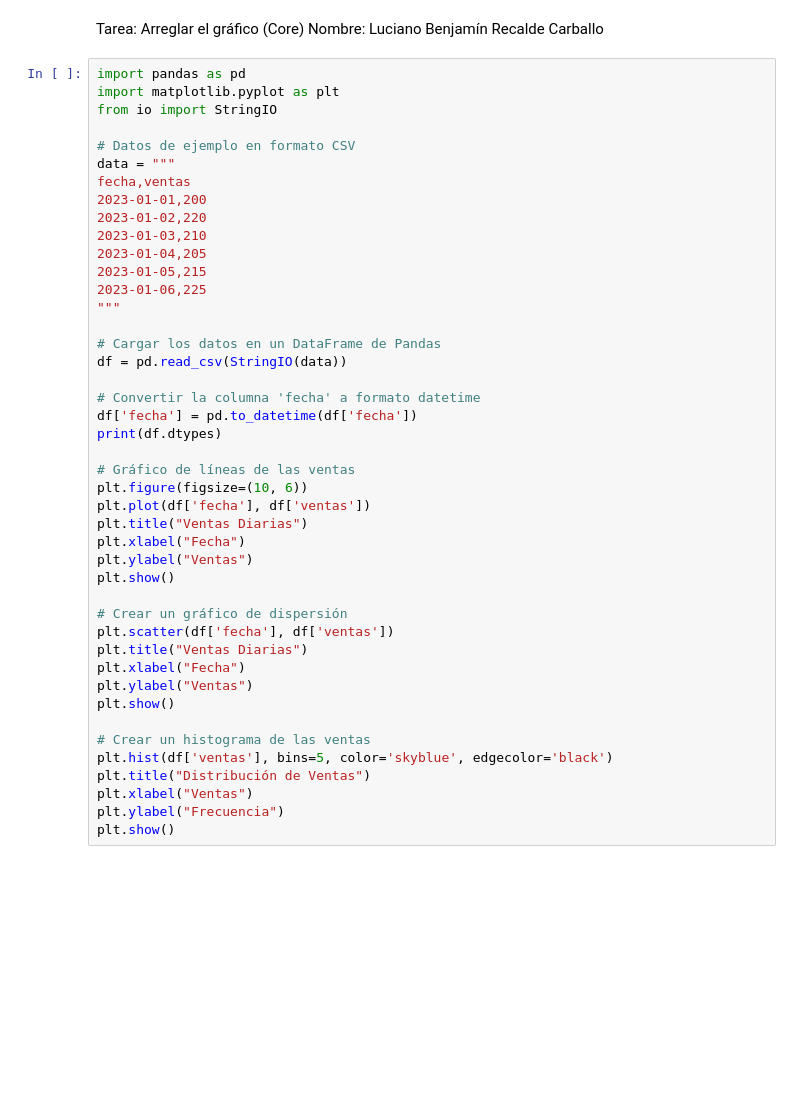
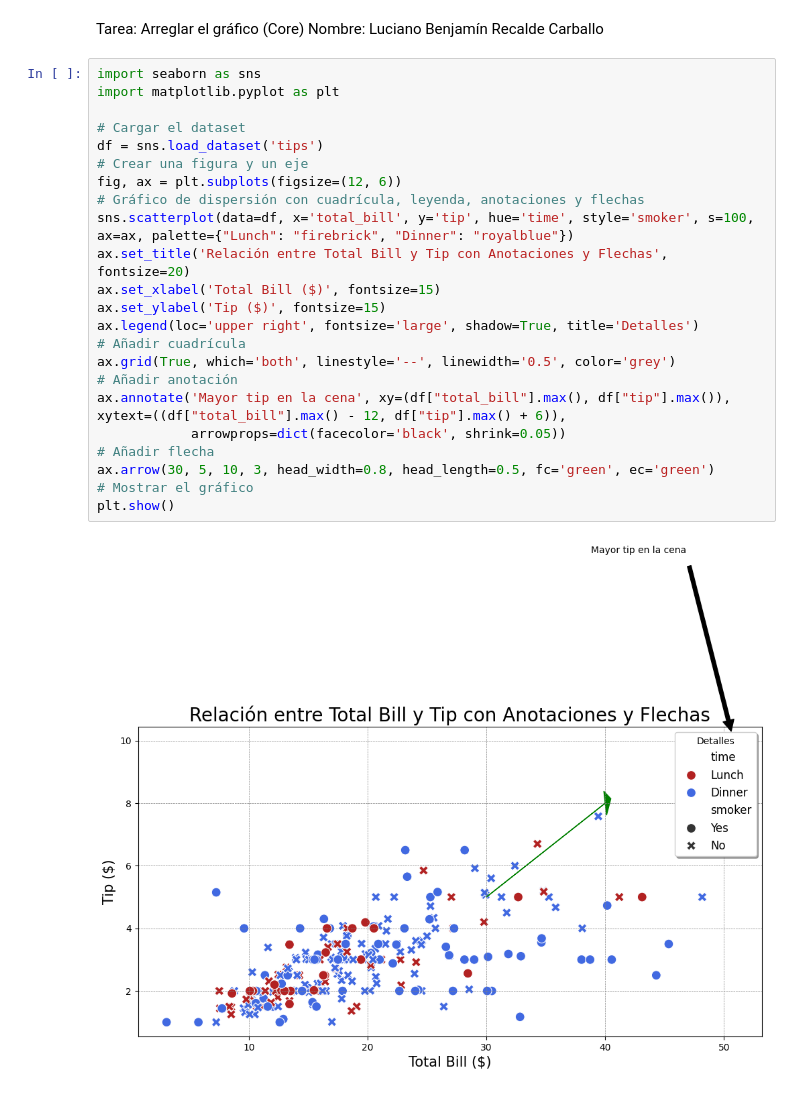
Before and after one commit to trucdefou/coding-dojo-bootcamp, a Jupyter notebook: Visualización para ciencia de datos/Arreglar el gráfico (Core).ipynb, the cells around one changed output. Drawn from its saved outputs; the diff is of its cells as text; blank space fills up the shorter version.

```diff
--- a/Visualización para ciencia de datos/Arreglar el gráfico (Core).ipynb
+++ b/Visualización para ciencia de datos/Arreglar el gráfico (Core).ipynb
@@ -1,47 +1,28 @@
 # %% [markdown]
 Tarea: Arreglar el gráfico (Core)
 Nombre: Luciano Benjamín Recalde Carballo
-# %%
-import pandas as pd
-import matplotlib.pyplot as plt
-from io import StringIO
-
-# Datos de ejemplo en formato CSV
-data = """
-fecha,ventas
-2023-01-01,200
-2023-01-02,220
-2023-01-03,210
-2023-01-04,205
-2023-01-05,215
-2023-01-06,225
-"""
-
-# Cargar los datos en un DataFrame de Pandas
-df = pd.read_csv(StringIO(data))
-
-# Convertir la columna 'fecha' a formato datetime
-df['fecha'] = pd.to_datetime(df['fecha'])
-print(df.dtypes)
-
-# Gráfico de líneas de las ventas
-plt.figure(figsize=(10, 6))
-plt.plot(df['fecha'], df['ventas'])
-plt.title("Ventas Diarias")
-plt.xlabel("Fecha")
-plt.ylabel("Ventas")
-plt.show()
-
-# Crear un gráfico de dispersión
-plt.scatter(df['fecha'], df['ventas'])
-plt.title("Ventas Diarias")
-plt.xlabel("Fecha")
-plt.ylabel("Ventas")
-plt.show()
-
-# Crear un histograma de las ventas
-plt.hist(df['ventas'], bins=5, color='skyblue', edgecolor='black')
-plt.title("Distribución de Ventas")
-plt.xlabel("Ventas")
-plt.ylabel("Frecuencia")
-plt.show()
+# %%
+import seaborn as sns
+import matplotlib.pyplot as plt
+
+# Cargar el dataset
+df = sns.load_dataset('tips')
+# Crear una figura y un eje
+fig, ax = plt.subplots(figsize=(12, 6))
+# Gráfico de dispersión con cuadrícula, leyenda, anotaciones y flechas
+sns.scatterplot(data=df, x='total_bill', y='tip', hue='time', style='smoker', s=100, ax=ax, palette={"Lunch": "firebrick", "Dinner": "royalblue"})
+ax.set_title('Relación entre Total Bill y Tip con Anotaciones y Flechas', fontsize=20)
+ax.set_xlabel('Total Bill ($)', fontsize=15)
+ax.set_ylabel('Tip ($)', fontsize=15)
+ax.legend(loc='upper right', fontsize='large', shadow=True, title='Detalles')
+# Añadir cuadrícula
+ax.grid(True, which='both', linestyle='--', linewidth='0.5', color='grey')
+# Añadir anotación
+ax.annotate('Mayor tip en la cena', xy=(df["total_bill"].max(), df["tip"].max()), xytext=((df["total_bill"].max() - 12, df["tip"].max() + 6)),
+            arrowprops=dict(facecolor='black', shrink=0.05))
+# Añadir flecha
+ax.arrow(30, 5, 10, 3, head_width=0.8, head_length=0.5, fc='green', ec='green')
+# Mostrar el gráfico
+plt.show()
+# %% [output]
+[figure, added]
```
Also changed, not shown: parts of 1 cell of this notebook.
